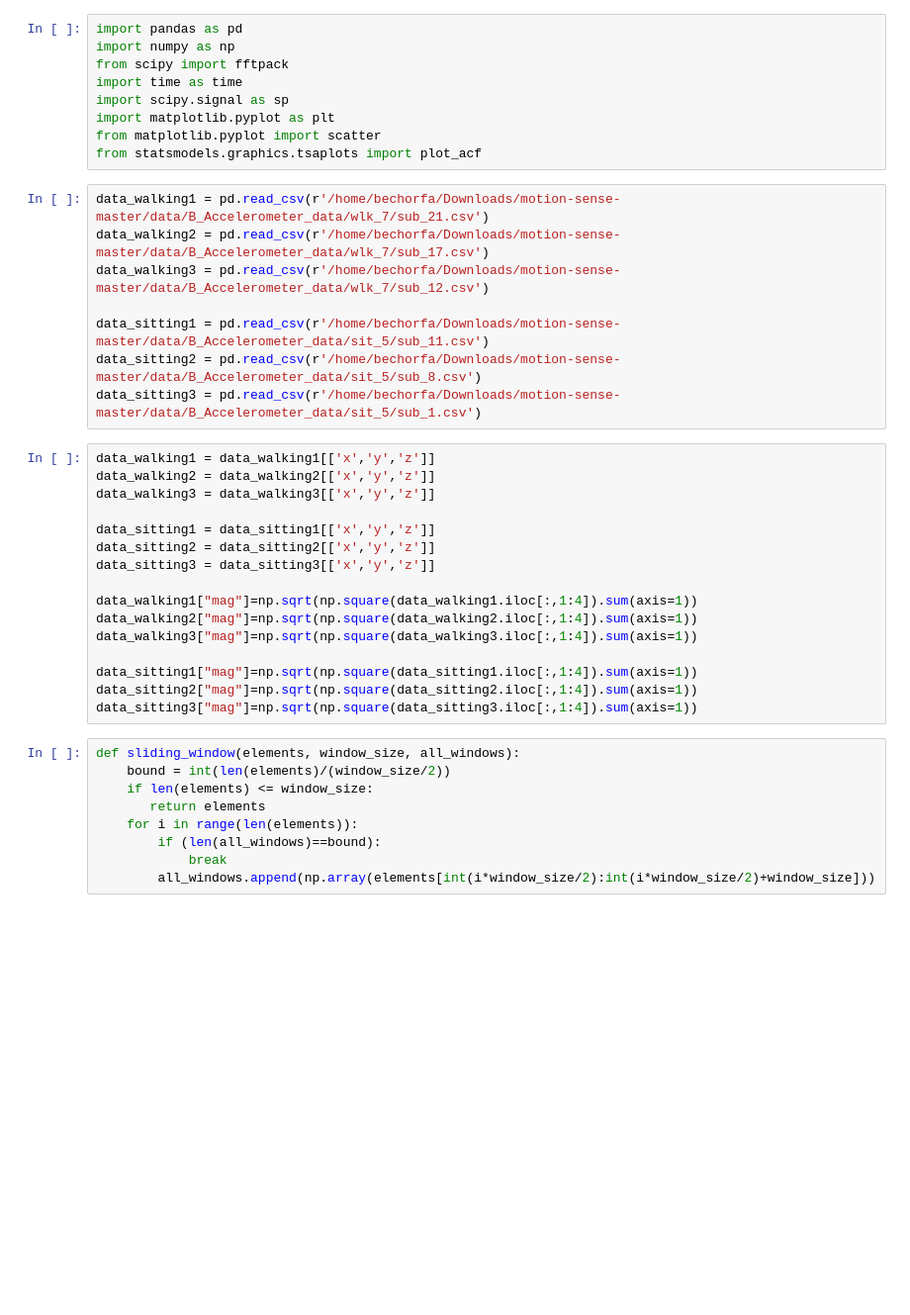
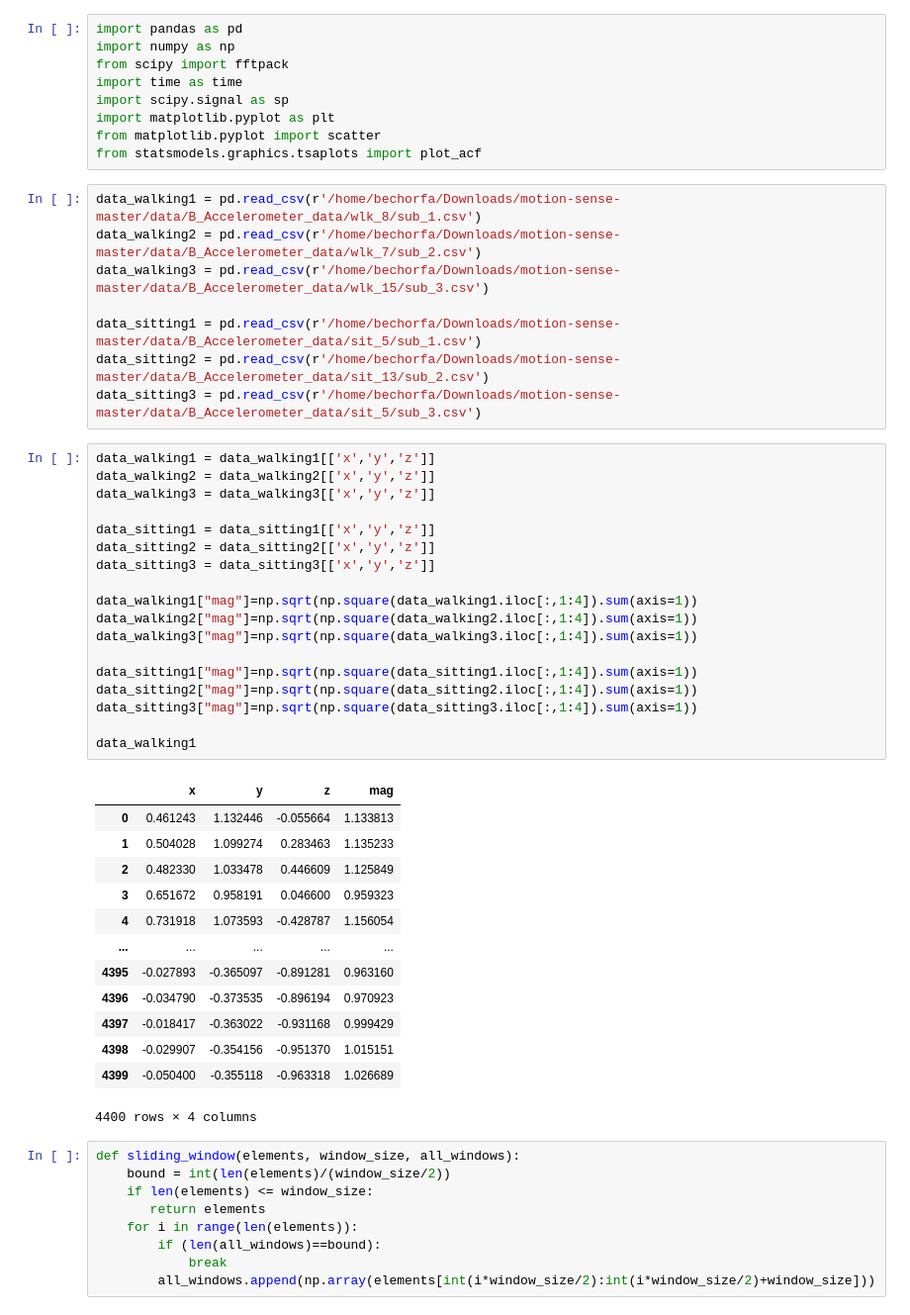
Before and after one commit to b-elamine/gaitAnalysis, a Jupyter notebook: std_mag_accelerometer.ipynb, the cells around one changed output. Shown at 99% size. Cells and saved outputs as stored; diff of their text form; blank space fills up the shorter version.

```diff
--- a/std_mag_accelerometer.ipynb
+++ b/std_mag_accelerometer.ipynb
@@ -8,29 +8,45 @@ import matplotlib.pyplot as plt
 from matplotlib.pyplot import scatter
 from statsmodels.graphics.tsaplots import plot_acf
 # %%
-data_walking1 = pd.read_csv(r'/home/bechorfa/Downloads/motion-sense-master/data/B_Accelerometer_data/wlk_7/sub_21.csv')
-data_walking2 = pd.read_csv(r'/home/bechorfa/Downloads/motion-sense-master/data/B_Accelerometer_data/wlk_7/sub_17.csv')
-data_walking3 = pd.read_csv(r'/home/bechorfa/Downloads/motion-sense-master/data/B_Accelerometer_data/wlk_7/sub_12.csv')
+data_walking1 = pd.read_csv(r'/home/bechorfa/Downloads/motion-sense-master/data/B_Accelerometer_data/wlk_8/sub_1.csv')
+data_walking2 = pd.read_csv(r'/home/bechorfa/Downloads/motion-sense-master/data/B_Accelerometer_data/wlk_7/sub_2.csv')
+data_walking3 = pd.read_csv(r'/home/bechorfa/Downloads/motion-sense-master/data/B_Accelerometer_data/wlk_15/sub_3.csv')
 
-data_sitting1 = pd.read_csv(r'/home/bechorfa/Downloads/motion-sense-master/data/B_Accelerometer_data/sit_5/sub_11.csv')
-data_sitting2 = pd.read_csv(r'/home/bechorfa/Downloads/motion-sense-master/data/B_Accelerometer_data/sit_5/sub_8.csv')
-data_sitting3 = pd.read_csv(r'/home/bechorfa/Downloads/motion-sense-master/data/B_Accelerometer_data/sit_5/sub_1.csv')
+data_sitting1 = pd.read_csv(r'/home/bechorfa/Downloads/motion-sense-master/data/B_Accelerometer_data/sit_5/sub_1.csv')
+data_sitting2 = pd.read_csv(r'/home/bechorfa/Downloads/motion-sense-master/data/B_Accelerometer_data/sit_13/sub_2.csv')
+data_sitting3 = pd.read_csv(r'/home/bechorfa/Downloads/motion-sense-master/data/B_Accelerometer_data/sit_5/sub_3.csv')
 # %%
 data_walking1 = data_walking1[['x','y','z']]
 data_walking2 = data_walking2[['x','y','z']]
 data_walking3 = data_walking3[['x','y','z']]
 
 data_sitting1 = data_sitting1[['x','y','z']]
 data_sitting2 = data_sitting2[['x','y','z']]
 data_sitting3 = data_sitting3[['x','y','z']]
 
 data_walking1["mag"]=np.sqrt(np.square(data_walking1.iloc[:,1:4]).sum(axis=1))
 data_walking2["mag"]=np.sqrt(np.square(data_walking2.iloc[:,1:4]).sum(axis=1))
 data_walking3["mag"]=np.sqrt(np.square(data_walking3.iloc[:,1:4]).sum(axis=1))
 
 data_sitting1["mag"]=np.sqrt(np.square(data_sitting1.iloc[:,1:4]).sum(axis=1))
 data_sitting2["mag"]=np.sqrt(np.square(data_sitting2.iloc[:,1:4]).sum(axis=1))
 data_sitting3["mag"]=np.sqrt(np.square(data_sitting3.iloc[:,1:4]).sum(axis=1))
+
+data_walking1
+# %% [output]
+|  | x | y | z | mag |
+| 0 | 0.461243 | 1.132446 | -0.055664 | 1.133813 |
+| 1 | 0.504028 | 1.099274 | 0.283463 | 1.135233 |
+| 2 | 0.482330 | 1.033478 | 0.446609 | 1.125849 |
+| 3 | 0.651672 | 0.958191 | 0.046600 | 0.959323 |
+| 4 | 0.731918 | 1.073593 | -0.428787 | 1.156054 |
+| ... | ... | ... | ... | ... |
+| 4395 | -0.027893 | -0.365097 | -0.891281 | 0.963160 |
+| 4396 | -0.034790 | -0.373535 | -0.896194 | 0.970923 |
+| 4397 | -0.018417 | -0.363022 | -0.931168 | 0.999429 |
+| 4398 | -0.029907 | -0.354156 | -0.951370 | 1.015151 |
+| 4399 | -0.050400 | -0.355118 | -0.963318 | 1.026689 |
+4400 rows × 4 columns
 # %%
 def sliding_window(elements, window_size, all_windows):
     bound = int(len(elements)/(window_size/2))
```
Also changed, not shown: parts of 2 cells of this notebook.
